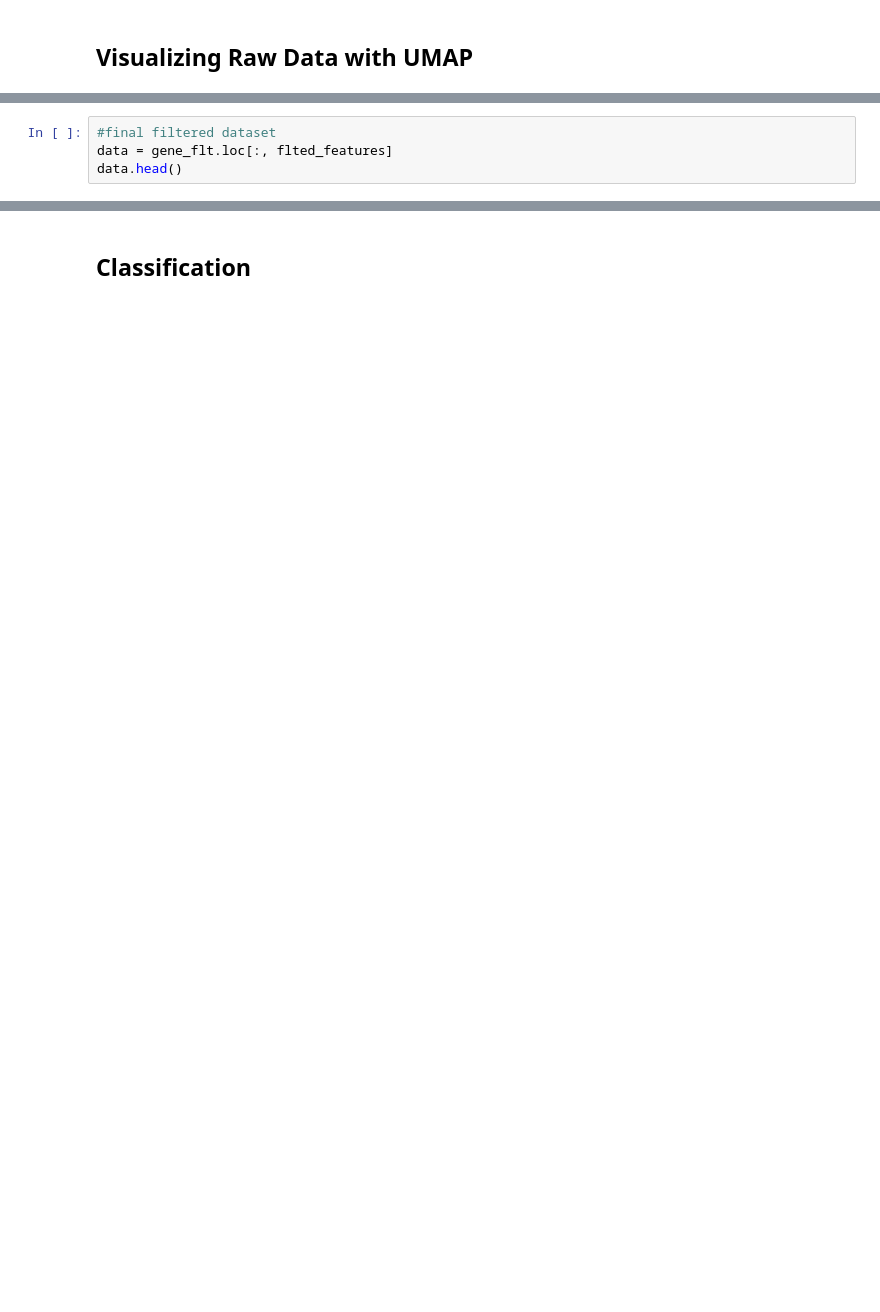
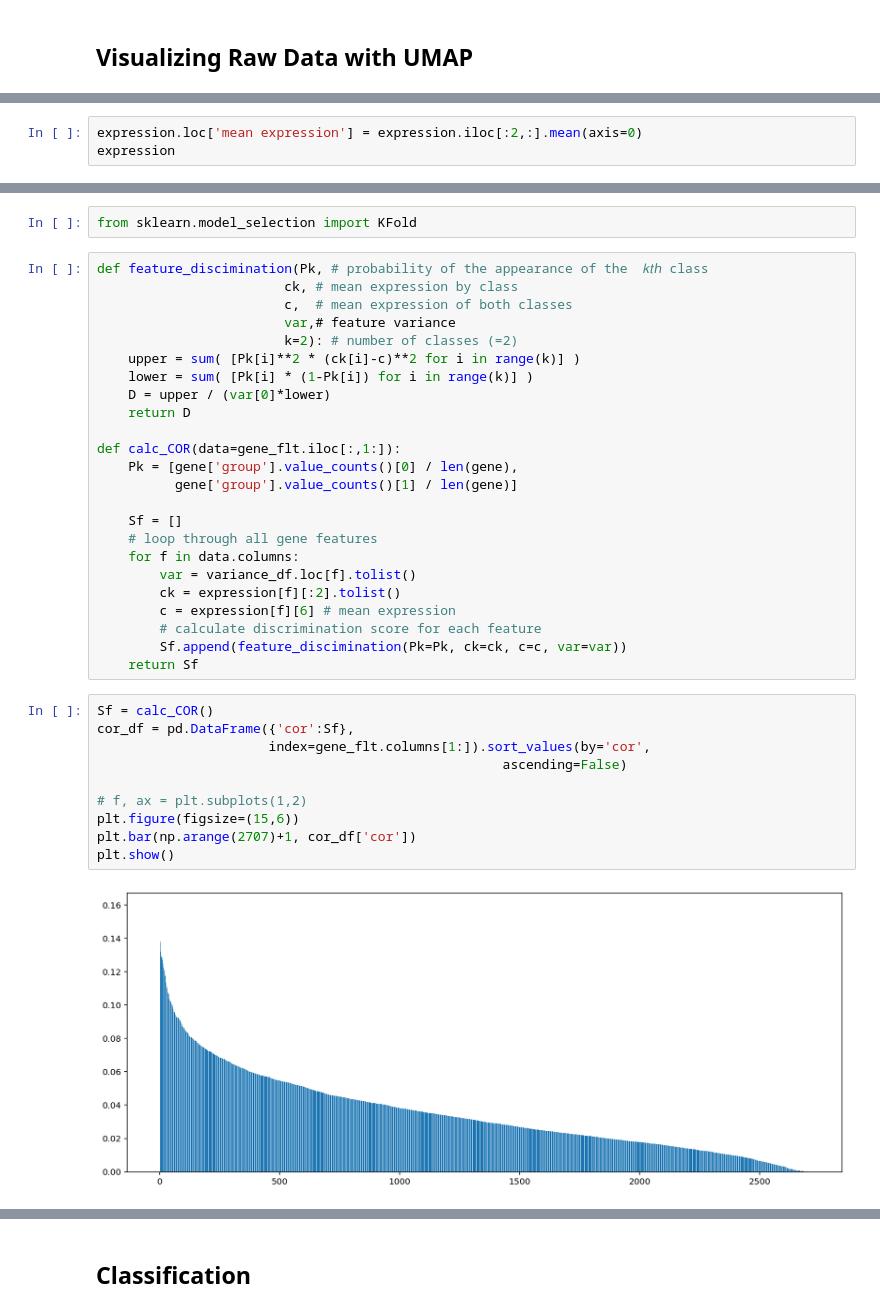
Before and after one commit to Yukodeng/118B-Final-Project, a Jupyter notebook: Cogs118B Final Project.ipynb, the cells around one changed output, grey strips where cells are left out. Cells and saved outputs as stored; diff of their text form; blank space fills up the shorter version.

```diff
--- a/Cogs118B Final Project.ipynb
+++ b/Cogs118B Final Project.ipynb
@@ -153,4 +175,0 @@ plt.xticks(rotation=45)
-# %%
-#final filtered dataset
-data = gene_flt.loc[:, flted_features]
-data.head()
@@ -168,0 +205,3 @@ draw_umap(data.values)
+# %%
+expression.loc['mean expression'] = expression.iloc[:2,:].mean(axis=0)
+expression
@@ -168,0 +219,38 @@ draw_umap(data.values)
+# %%
+from sklearn.model_selection import KFold
+# %%
+def feature_discimination(Pk, # probability of the appearance of the  𝑘𝑡ℎ class
+                        ck, # mean expression by class
+                        c,  # mean expression of both classes
+                        var,# feature variance
+                        k=2): # number of classes (=2)
+    upper = sum( [Pk[i]**2 * (ck[i]-c)**2 for i in range(k)] )
+    lower = sum( [Pk[i] * (1-Pk[i]) for i in range(k)] )
+    D = upper / (var[0]*lower)
+    return D
+
+def calc_COR(data=gene_flt.iloc[:,1:]):
+    Pk = [gene['group'].value_counts()[0] / len(gene),
+          gene['group'].value_counts()[1] / len(gene)]
+
+    Sf = []
+    # loop through all gene features
+    for f in data.columns:
+        var = variance_df.loc[f].tolist()
+        ck = expression[f][:2].tolist()
+        c = expression[f][6] # mean expression
+        # calculate discrimination score for each feature
+        Sf.append(feature_discimination(Pk=Pk, ck=ck, c=c, var=var))
+    return Sf
+# %%
+Sf = calc_COR()
+cor_df = pd.DataFrame({'cor':Sf},
+                      index=gene_flt.columns[1:]).sort_values(by='cor',
+                                                    ascending=False)
+
+# f, ax = plt.subplots(1,2)
+plt.figure(figsize=(15,6))
+plt.bar(np.arange(2707)+1, cor_df['cor'])
+plt.show()
+# %% [output]
+[figure, added]
```
Also changed, not shown: parts of 45 cells of this notebook, 10 other files.
